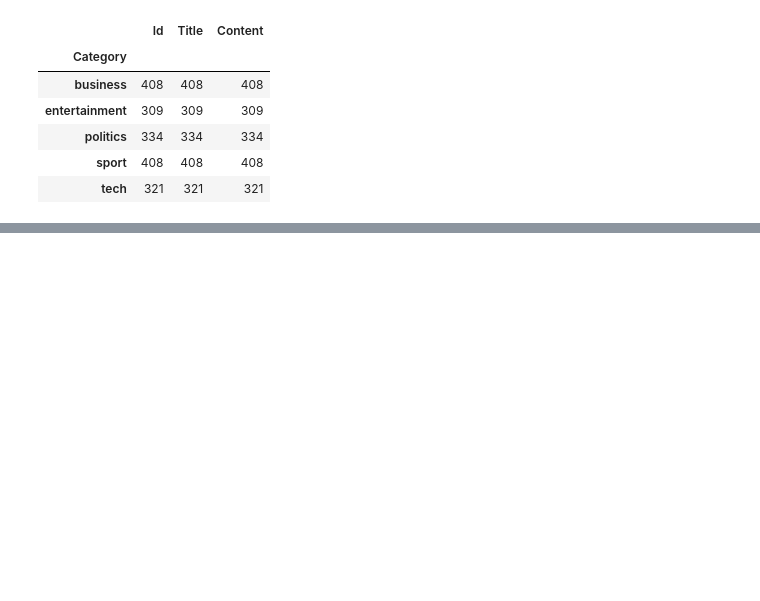
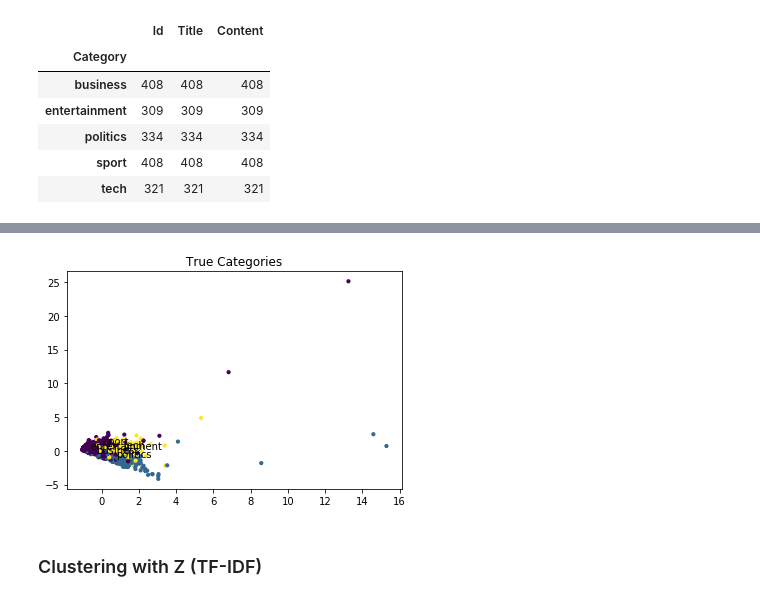
Before and after one commit to TazTornado/MiningTheNews, a Jupyter notebook: src/Categorization.ipynb, the cells around one changed output, grey strips where cells are left out. Cells and saved outputs as stored; diff of their text form; code cells hidden in the pictures; blank space fills up the shorter version.

```diff
--- a/src/Categorization.ipynb
+++ b/src/Categorization.ipynb
@@ -981,0 +957,11 @@ df_train.groupby('Category').count()
+# %%
+temp_colors = [final[i] for i in train_colors]
+pyplot.scatter(result_bow[:, 0], result_bow[:, 1], c = temp_colors, s = 10)
+pyplot.title('True Categories')
+
+for i, word in enumerate(labels):
+    pyplot.annotate(word, xy=(means_bow[i, 0], means_bow[i, 1]))
+# %% [output]
+[figure, added]
+# %% [markdown]
+### Clustering with Z (TF-IDF)
```
Also changed, not shown: parts of 47 cells of this notebook.
